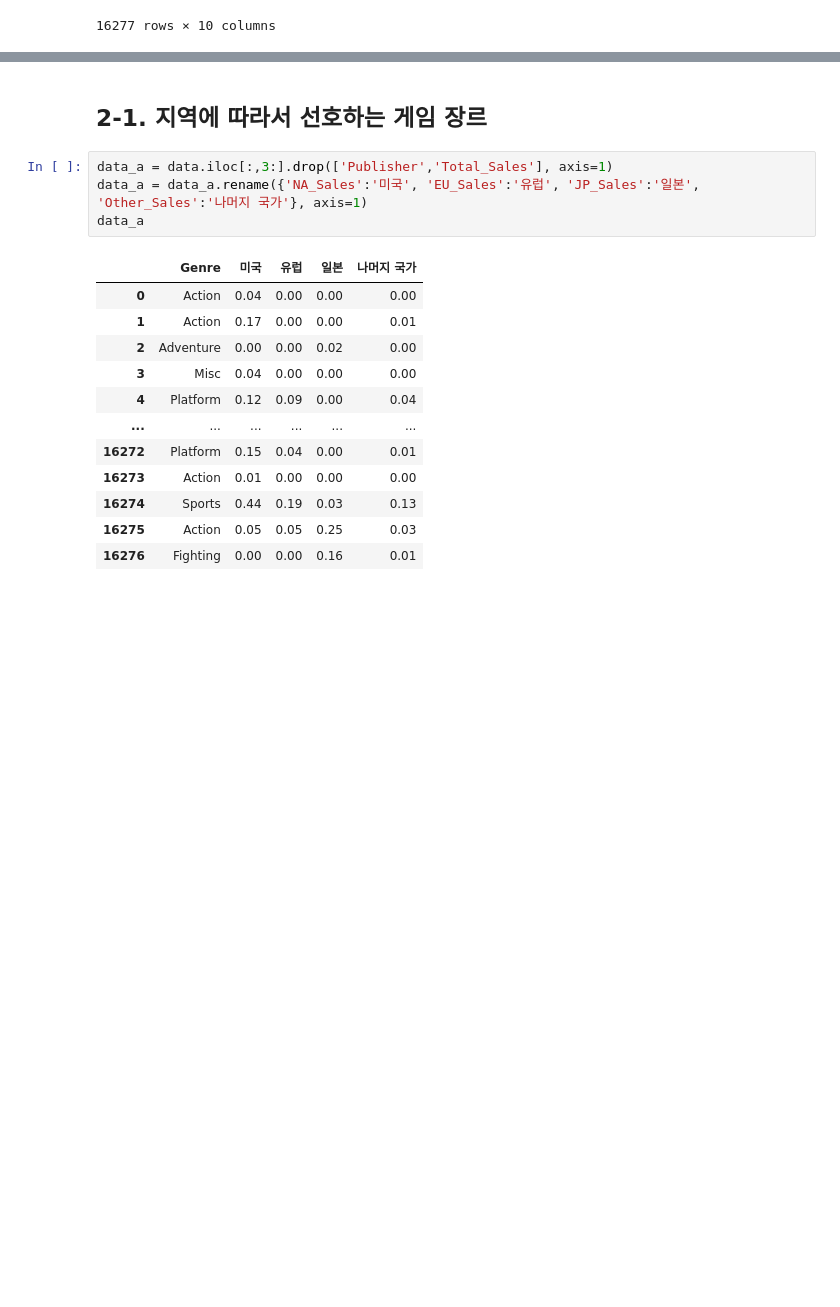
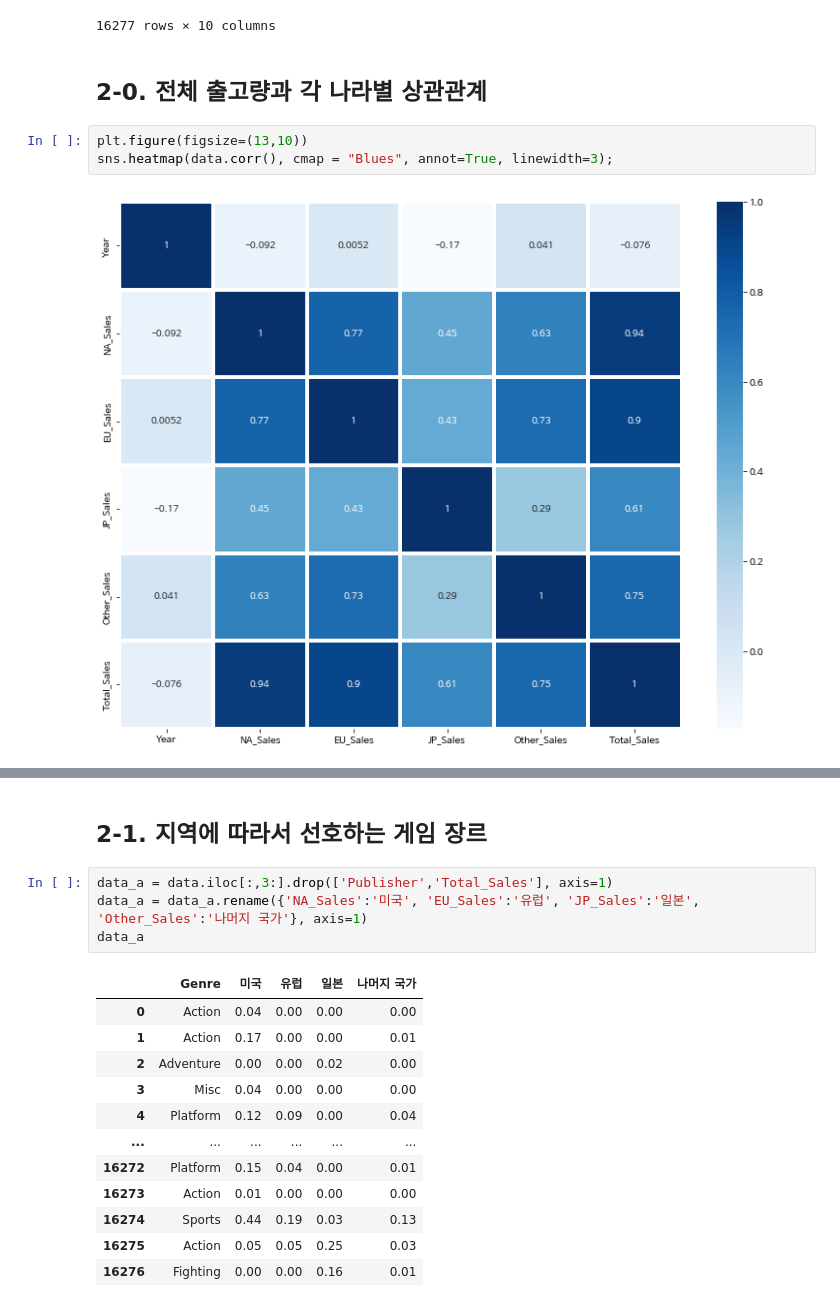
Before and after one commit to dustin-kang/ds-GameDesignAnalysis, a Jupyter notebook: code/Proj1_EDA.ipynb, the cells around one changed output, grey strips where cells are left out. Drawn from its saved outputs; the diff is of its cells as text; blank space fills up the shorter version.

```diff
--- a/code/Proj1_EDA.ipynb
+++ b/code/Proj1_EDA.ipynb
@@ -567,3 +567,10 @@ data
 | 16275 | Toukiden: The Age of Demons | PSV | 2013 | Action | Tecmo Koei | 0.05 | 0.05 | 0.25 | 0.03 | ... |
 | 16276 | The King of Fighters '95 | PS | 1996 | Fighting | Sony Computer Entertainment | 0.00 | 0.00 | 0.16 | 0.01 | ... |
 16277 rows × 10 columns
+# %% [markdown]
+## 2-0. 전체 출고량과 각 나라별 상관관계
+# %%
+plt.figure(figsize=(13,10))
+sns.heatmap(data.corr(), cmap = "Blues", annot=True, linewidth=3);
+# %% [output]
+[figure, added]
```
Also changed, not shown: parts of 41 cells of this notebook.
